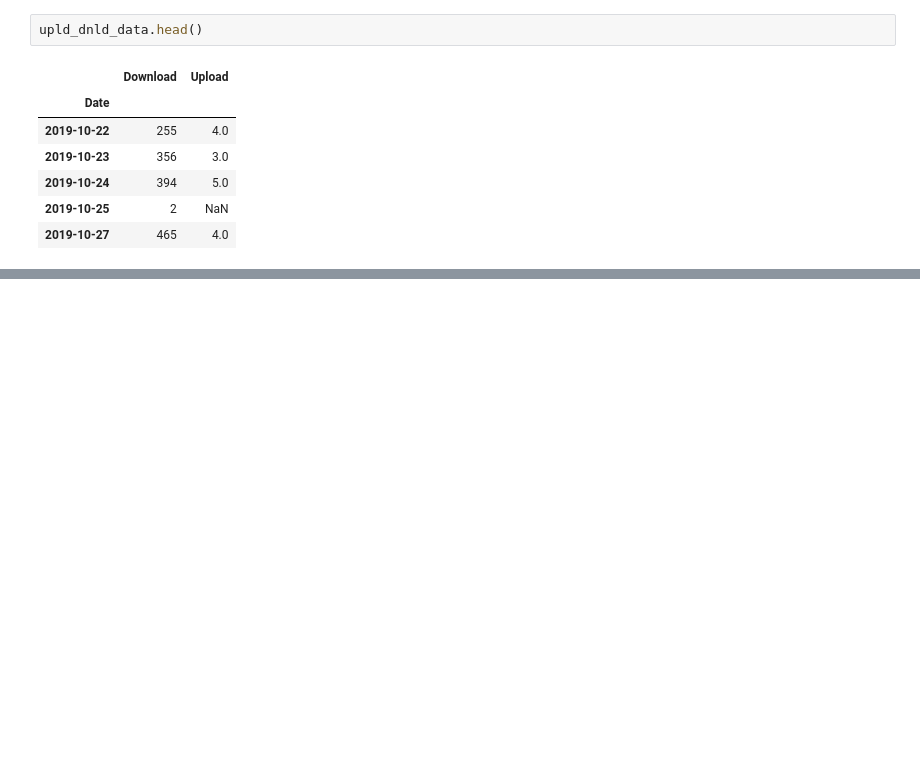
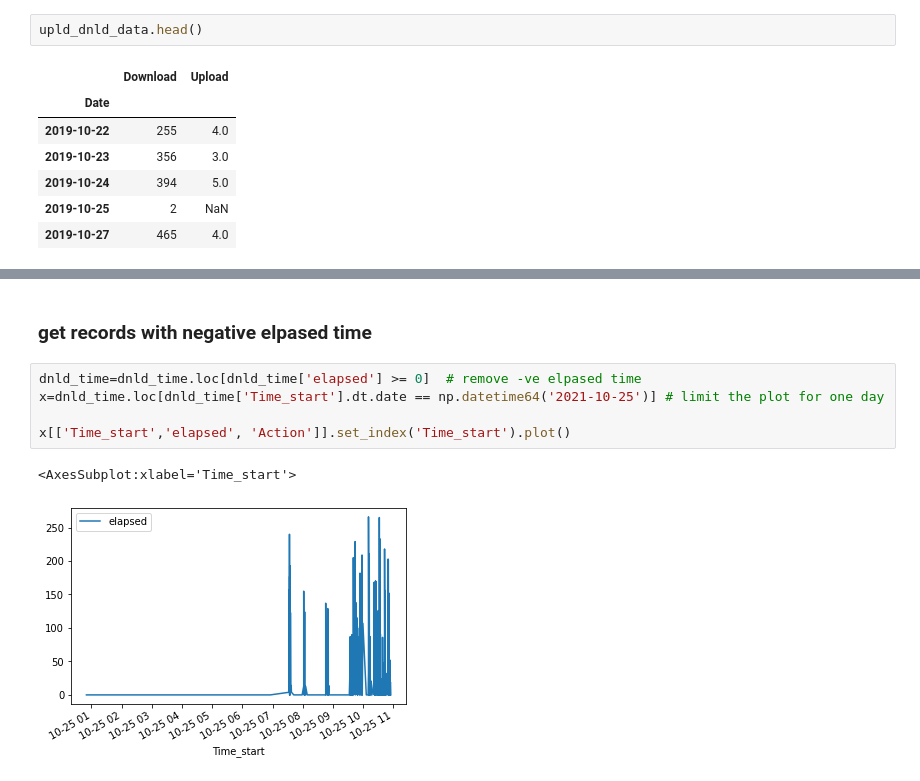
Before and after one commit to yjad/training, a Jupyter notebook: xml/ach_perf.ipynb, the cells around one changed output, grey strips where cells are left out. Cells and saved outputs as stored; diff of their text form; blank space fills up the shorter version.

```diff
--- a/xml/ach_perf.ipynb
+++ b/xml/ach_perf.ipynb
@@ -222,0 +231,10 @@ TypeError: first argument must be an iterable of pandas objects, you passed an o
+# %% [markdown]
+### get records with negative elpased time
+# %%
+dnld_time=dnld_time.loc[dnld_time['elapsed'] >= 0]  # remove -ve elpased time
+x=dnld_time.loc[dnld_time['Time_start'].dt.date == np.datetime64('2021-10-25')] # limit the plot for one day
+
+x[['Time_start','elapsed', 'Action']].set_index('Time_start').plot()
+# %% [output]
+<AxesSubplot:xlabel='Time_start'>
+[figure, added]
```
Also changed, not shown: parts of 18 cells of this notebook.
